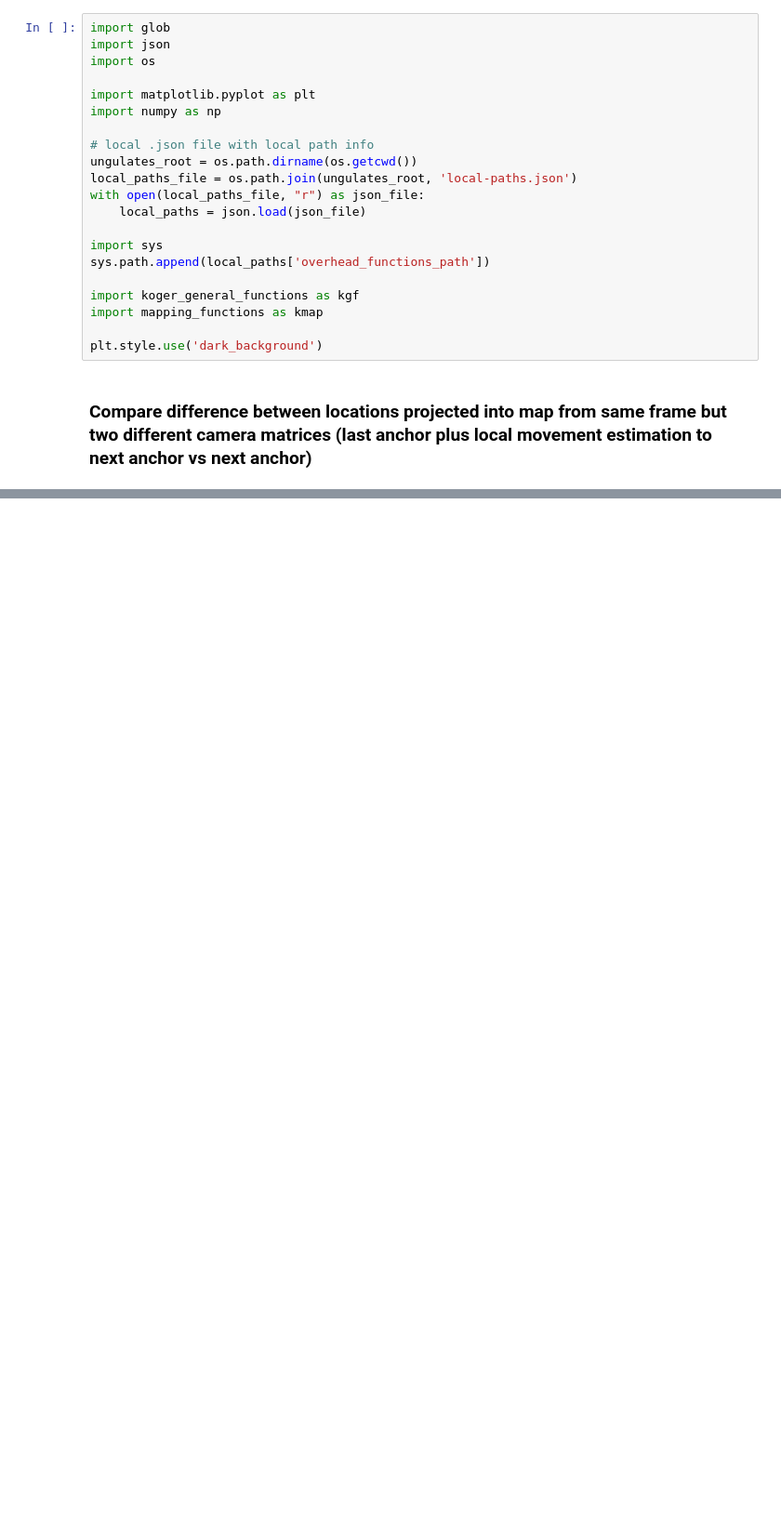
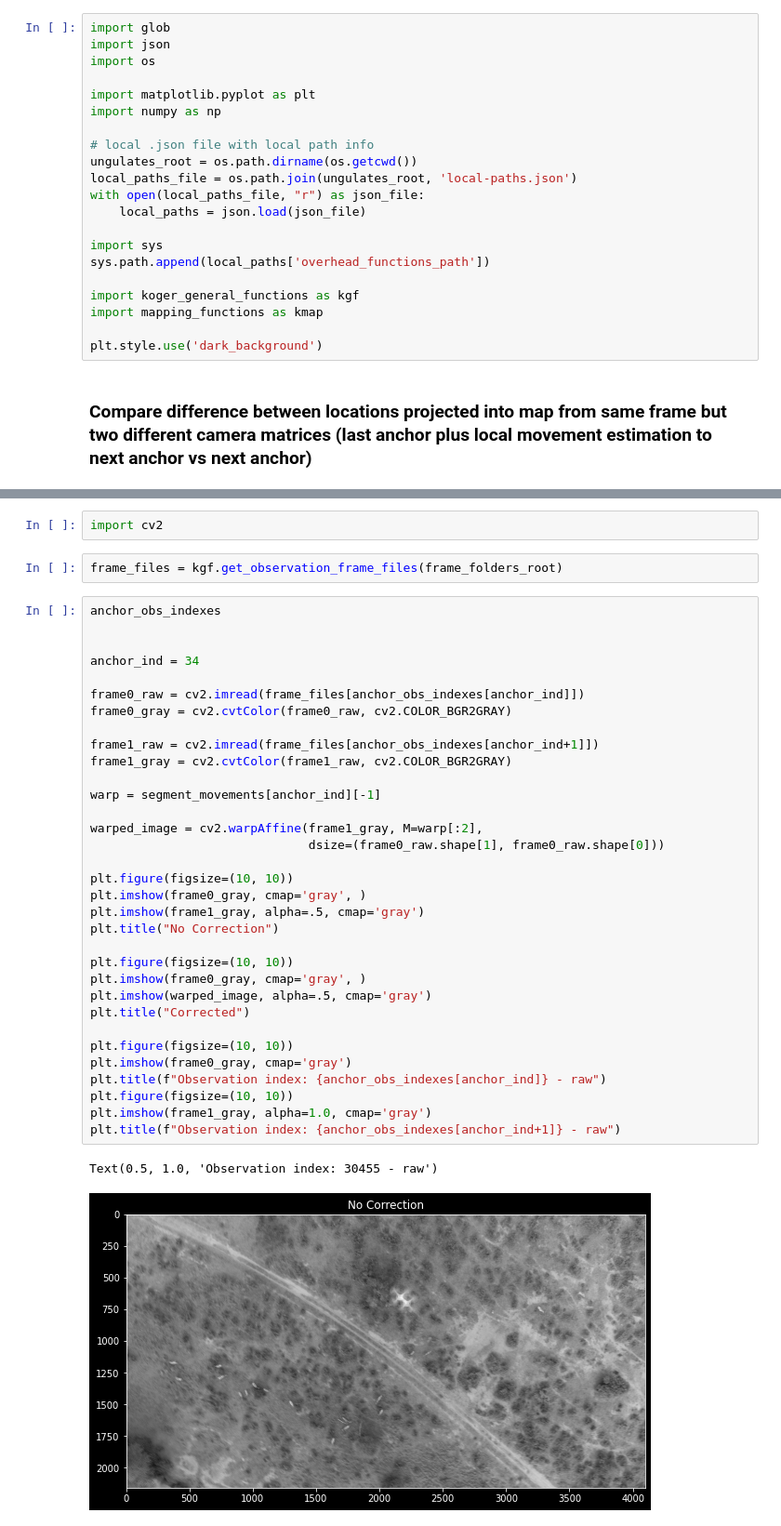
Before and after one commit to benkoger/overhead-video-worked-examples, a Jupyter notebook: ungulates/mapping/intersegment-differences.ipynb, the cells around one changed output, grey strips where cells are left out. Shown at 93% size. Drawn from its saved outputs; the diff is of its cells as text; blank space fills up the shorter version.

```diff
--- a/ungulates/mapping/intersegment-differences.ipynb
+++ b/ungulates/mapping/intersegment-differences.ipynb
@@ -104,0 +95,40 @@ Warning: using 'get_ungulates_frame_height.' This function  returns a hard coded
+# %%
+import cv2
+# %%
+frame_files = kgf.get_observation_frame_files(frame_folders_root)
+# %%
+anchor_obs_indexes
+
+
+anchor_ind = 34
+
+frame0_raw = cv2.imread(frame_files[anchor_obs_indexes[anchor_ind]])
+frame0_gray = cv2.cvtColor(frame0_raw, cv2.COLOR_BGR2GRAY)
+
+frame1_raw = cv2.imread(frame_files[anchor_obs_indexes[anchor_ind+1]])
+frame1_gray = cv2.cvtColor(frame1_raw, cv2.COLOR_BGR2GRAY)
+
+warp = segment_movements[anchor_ind][-1]
+
+warped_image = cv2.warpAffine(frame1_gray, M=warp[:2],
+                              dsize=(frame0_raw.shape[1], frame0_raw.shape[0]))
+
+plt.figure(figsize=(10, 10))
+plt.imshow(frame0_gray, cmap='gray', )
+plt.imshow(frame1_gray, alpha=.5, cmap='gray')
+plt.title("No Correction")
+
+plt.figure(figsize=(10, 10))
+plt.imshow(frame0_gray, cmap='gray', )
+plt.imshow(warped_image, alpha=.5, cmap='gray')
+plt.title("Corrected")
+
+plt.figure(figsize=(10, 10))
+plt.imshow(frame0_gray, cmap='gray')
+plt.title(f"Observation index: {anchor_obs_indexes[anchor_ind]} - raw")
+plt.figure(figsize=(10, 10))
+plt.imshow(frame1_gray, alpha=1.0, cmap='gray')
+plt.title(f"Observation index: {anchor_obs_indexes[anchor_ind+1]} - raw")
+# %% [output]
+Text(0.5, 1.0, 'Observation index: 30455 - raw')
+[figure, added]
```
Also changed, not shown: parts of 6 cells of this notebook, 7 other files.
